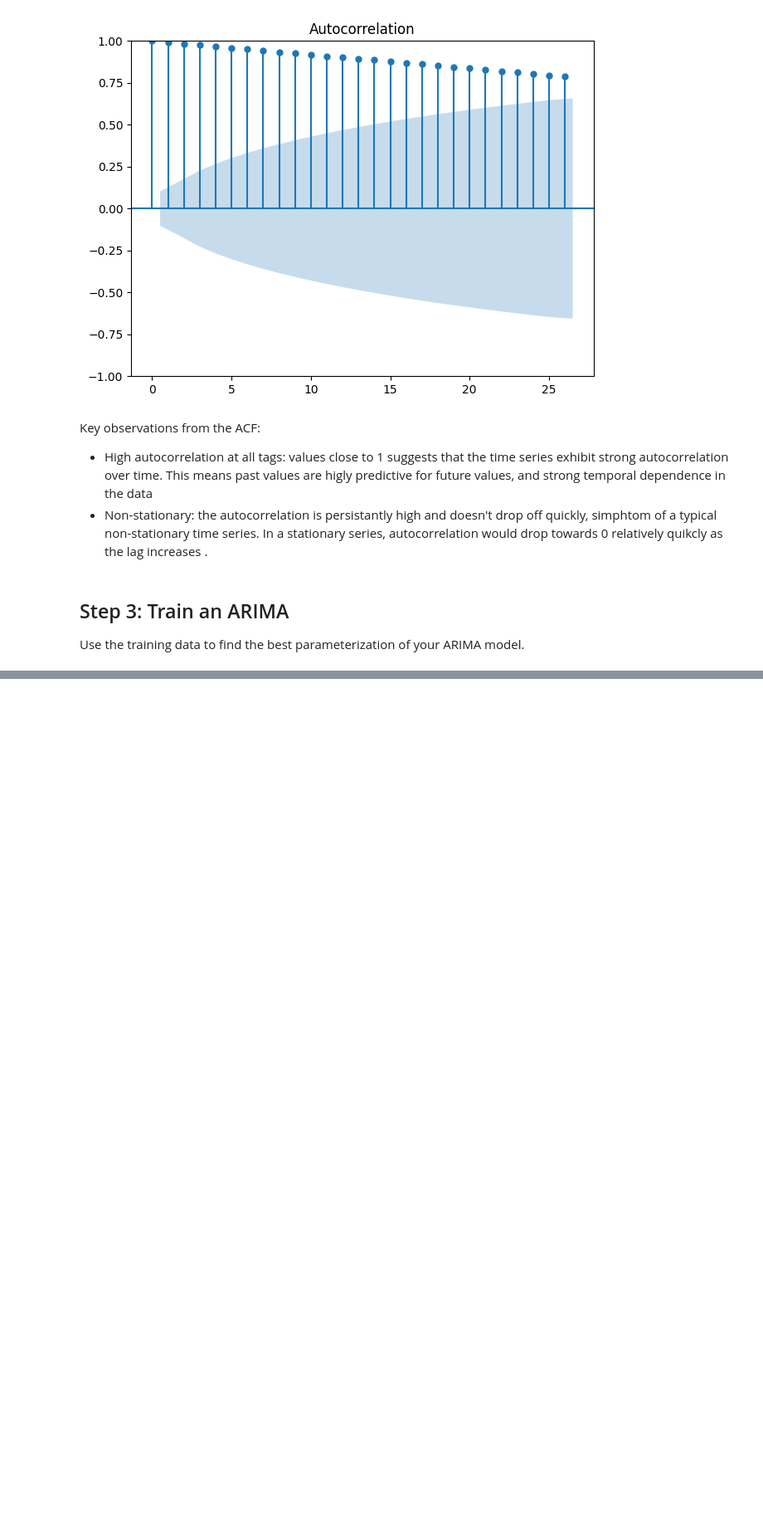
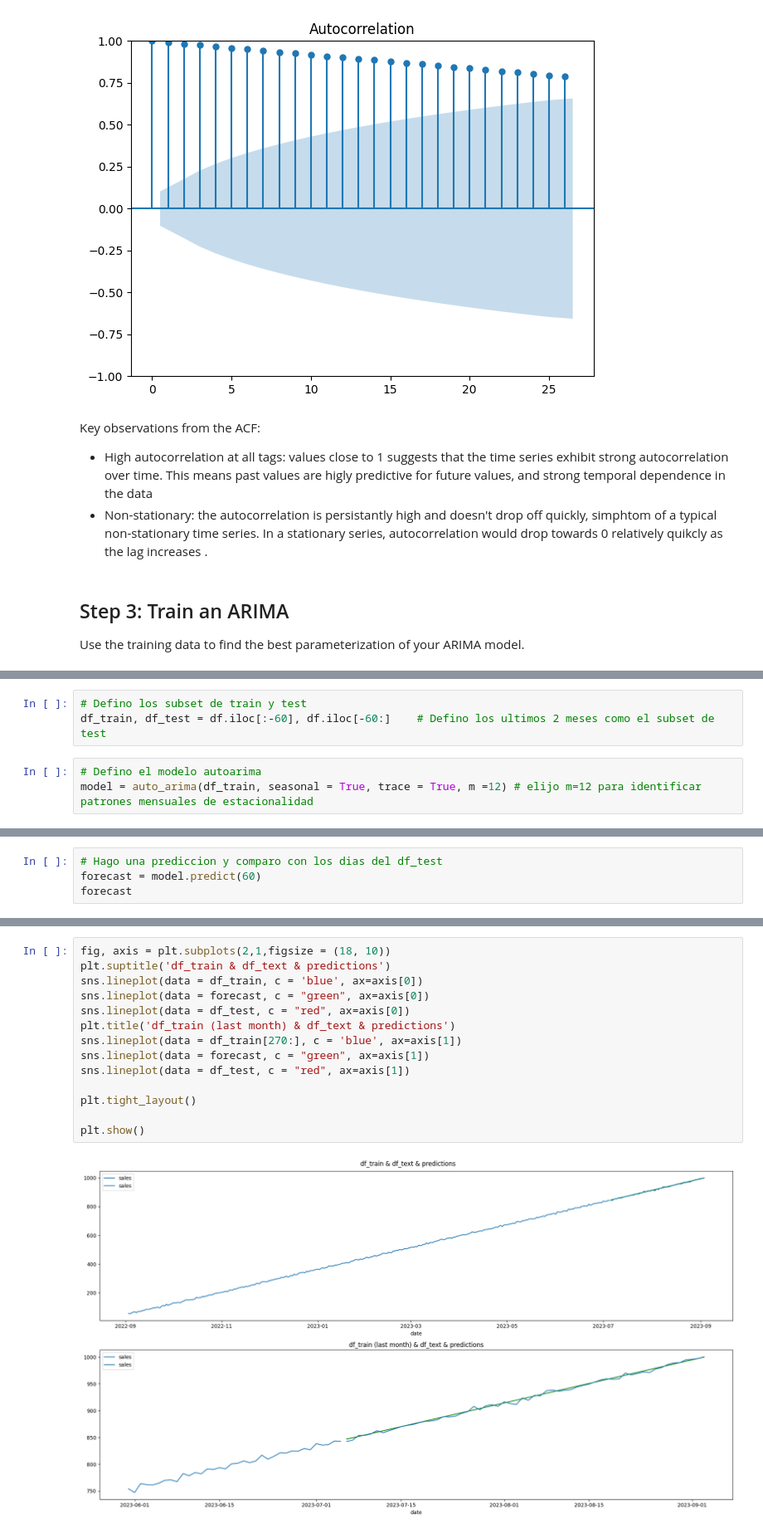
Before and after one commit to agustinluj/time-series-project, a Jupyter notebook: src/explore.ipynb, the cells around one changed output, grey strips where cells are left out. Shown at 83% size. Cells and saved outputs as stored; diff of their text form; blank space fills up the shorter version.

```diff
--- a/src/explore.ipynb
+++ b/src/explore.ipynb
@@ -175,0 +186,6 @@ Use the training data to find the best parameterization of your ARIMA model.
+# %%
+# Defino los subset de train y test
+df_train, df_test = df.iloc[:-60], df.iloc[-60:]    # Defino los ultimos 2 meses como el subset de test
+# %%
+# Defino el modelo autoarima
+model = auto_arima(df_train, seasonal = True, trace = True, m =12) # elijo m=12 para identificar patrones mensuales de estacionalidad
@@ -175,0 +235,4 @@ Use the training data to find the best parameterization of your ARIMA model.
+# %%
+# Hago una prediccion y comparo con los dias del df_test
+forecast = model.predict(60)
+forecast
@@ -175,0 +278,16 @@ Use the training data to find the best parameterization of your ARIMA model.
+# %%
+fig, axis = plt.subplots(2,1,figsize = (18, 10))
+plt.suptitle('df_train & df_text & predictions')
+sns.lineplot(data = df_train, c = 'blue', ax=axis[0])
+sns.lineplot(data = forecast, c = "green", ax=axis[0])
+sns.lineplot(data = df_test, c = "red", ax=axis[0])
+plt.title('df_train (last month) & df_text & predictions')
+sns.lineplot(data = df_train[270:], c = 'blue', ax=axis[1])
+sns.lineplot(data = forecast, c = "green", ax=axis[1])
+sns.lineplot(data = df_test, c = "red", ax=axis[1])
+
+plt.tight_layout()
+
+plt.show()
+# %% [output]
+[figure, added]
```
Also changed, not shown: parts of 9 cells of this notebook.
